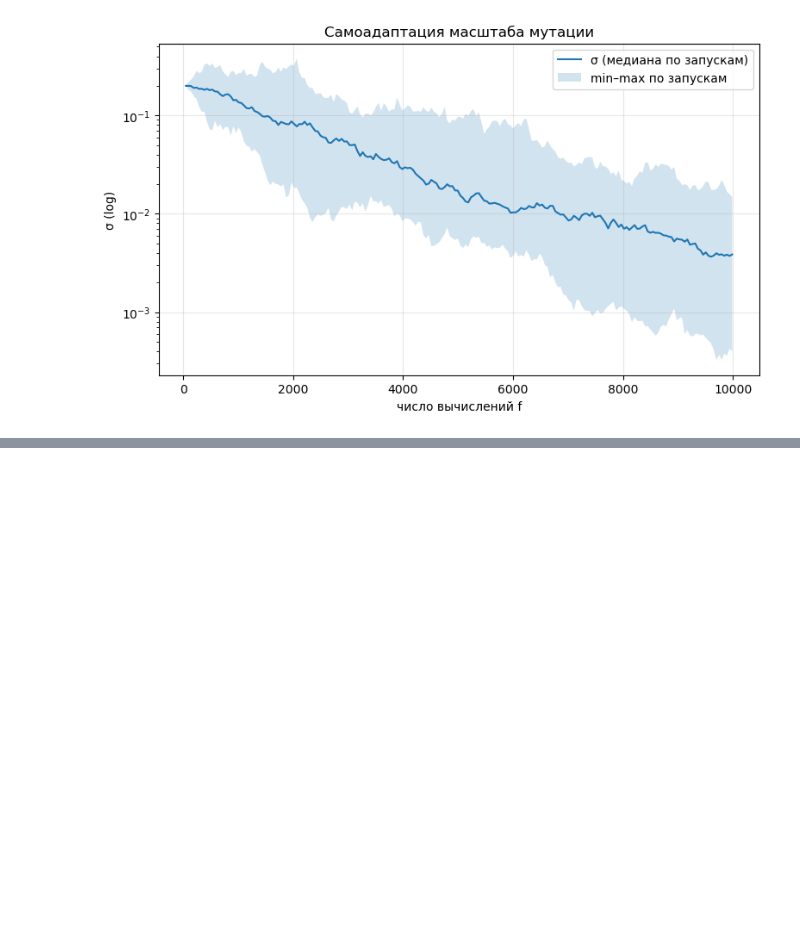
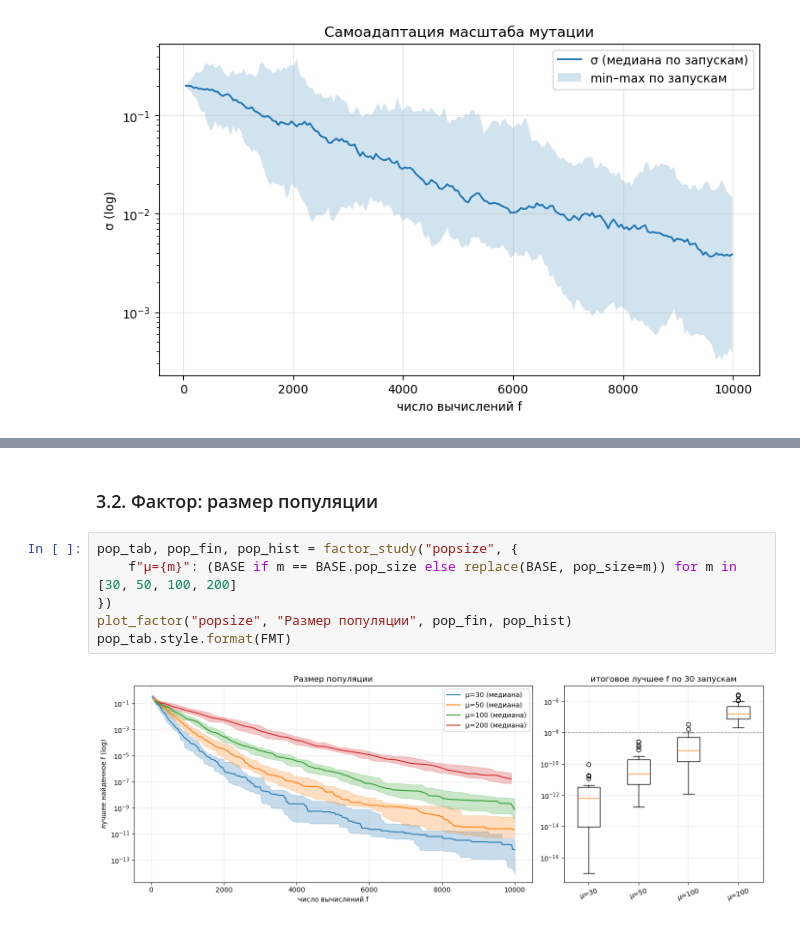
Before and after one commit to mack011y/gen_lab1, a Jupyter notebook: lab1/lab1.ipynb, the cells around one changed output, grey strips where cells are left out. Drawn from its saved outputs; the diff is of its cells as text; blank space fills up the shorter version.

```diff
--- a/lab1/lab1.ipynb
+++ b/lab1/lab1.ipynb
@@ -615,0 +669,10 @@ plt.show()
+# %% [markdown]
+### 3.2. Фактор: размер популяции
+# %%
+pop_tab, pop_fin, pop_hist = factor_study("popsize", {
+    f"μ={m}": (BASE if m == BASE.pop_size else replace(BASE, pop_size=m)) for m in [30, 50, 100, 200]
+})
+plot_factor("popsize", "Размер популяции", pop_fin, pop_hist)
+pop_tab.style.format(FMT)
+# %% [output]
+[figure, added]
```
Also changed, not shown: parts of 17 cells of this notebook, 29 other files.
